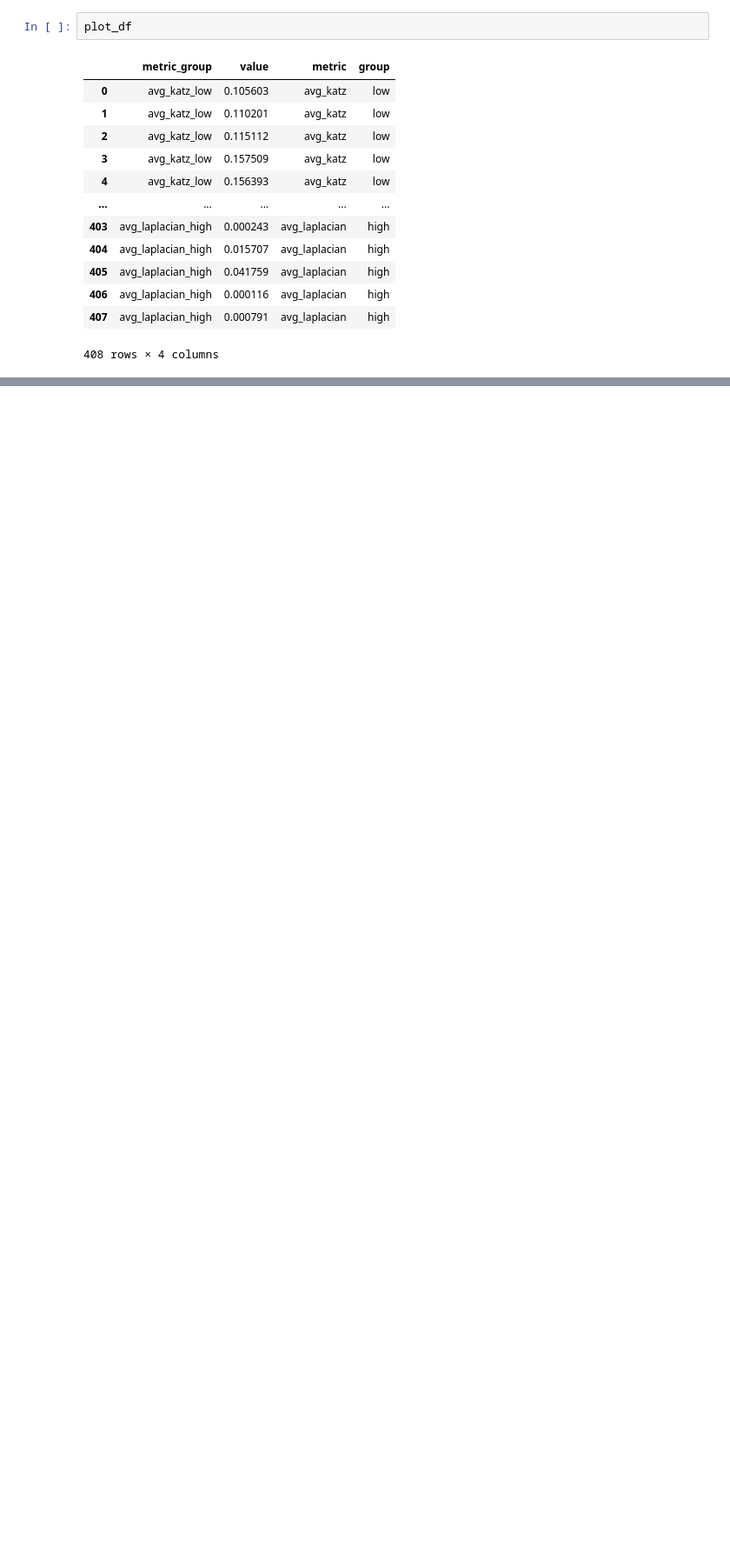
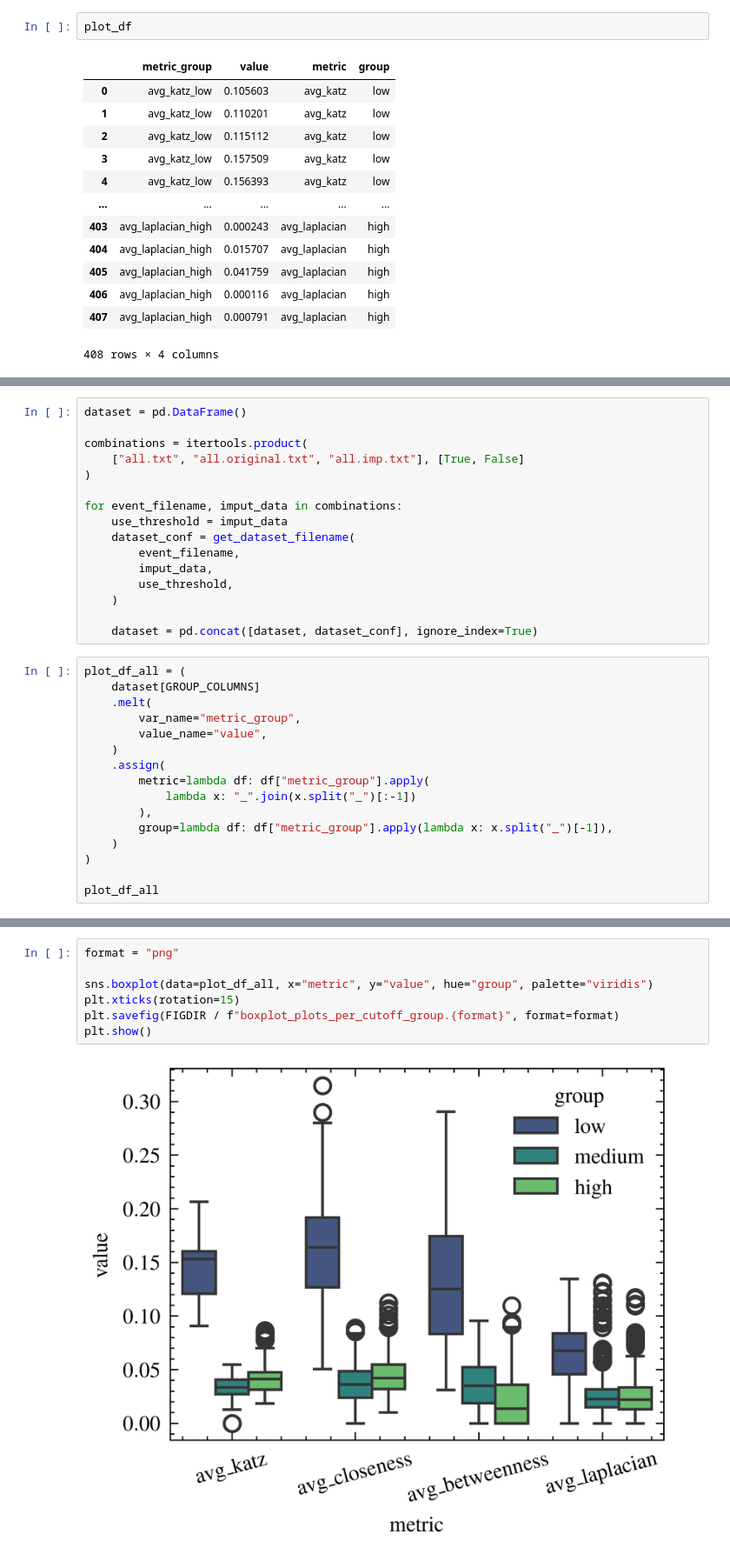
Before and after one commit to dosquisd/NMDB-FD-PredictorWithGraphs, a Jupyter notebook: notebooks/005.1_plots_per_cutoff_group.ipynb, the cells around one changed output, grey strips where cells are left out. Shown at 87% size. Cells and saved outputs as stored; diff of their text form; blank space fills up the shorter version.

Commit message:
refactor: regenerate boxplots. The previous one created was renamed, because just was an example configuration, and one more boxplot were created regarding all the combinations

```diff
--- a/notebooks/005.1_plots_per_cutoff_group.ipynb
+++ b/notebooks/005.1_plots_per_cutoff_group.ipynb
@@ -79,0 +99,32 @@ plt.show()
+# %%
+dataset = pd.DataFrame()
+
+combinations = itertools.product(
+    ["all.txt", "all.original.txt", "all.imp.txt"], [True, False]
+)
+
+for event_filename, imput_data in combinations:
+    use_threshold = imput_data
+    dataset_conf = get_dataset_filename(
+        event_filename,
+        imput_data,
+        use_threshold,
+    )
+
+    dataset = pd.concat([dataset, dataset_conf], ignore_index=True)
+# %%
+plot_df_all = (
+    dataset[GROUP_COLUMNS]
+    .melt(
+        var_name="metric_group",
+        value_name="value",
+    )
+    .assign(
+        metric=lambda df: df["metric_group"].apply(
+            lambda x: "_".join(x.split("_")[:-1])
+        ),
+        group=lambda df: df["metric_group"].apply(lambda x: x.split("_")[-1]),
+    )
+)
+
+plot_df_all
@@ -79,0 +145,9 @@ plt.show()
+# %%
+format = "png"
+
+sns.boxplot(data=plot_df_all, x="metric", y="value", hue="group", palette="viridis")
+plt.xticks(rotation=15)
+plt.savefig(FIGDIR / f"boxplot_plots_per_cutoff_group.{format}", format=format)
+plt.show()
+# %% [output]
+[figure, added]
```
Also changed, not shown: parts of 6 cells of this notebook, 3 other files.
